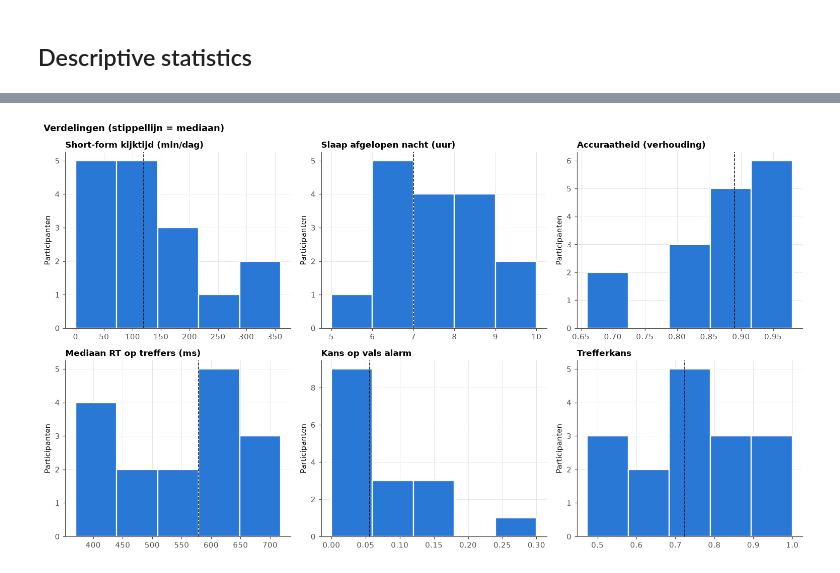
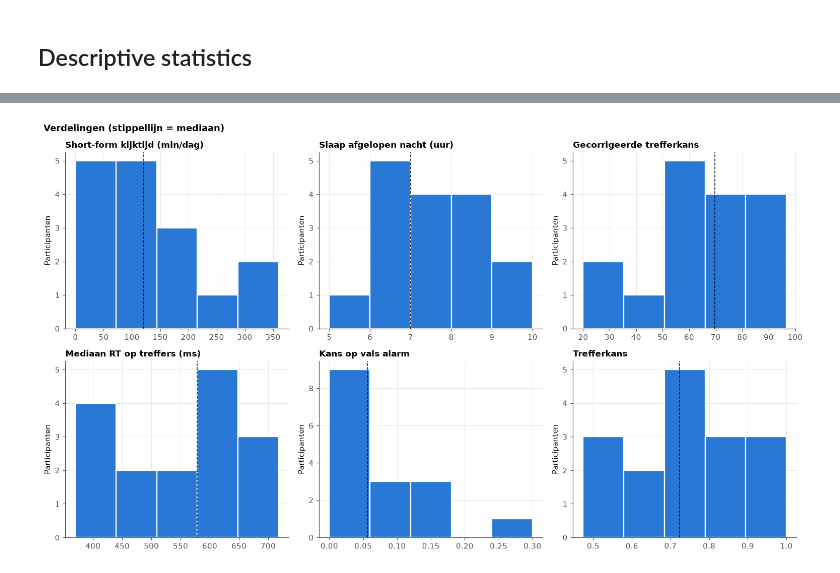
Before and after one commit to Sandj04/cp-analyse, a Jupyter notebook: notebook.ipynb, the cells around one changed output, grey strips where cells are left out. Cells and saved outputs as stored; diff of their text form; code cells hidden in the pictures.

Commit message:
fix: gecorrigeerde trefferkans

```diff
--- a/notebook.ipynb
+++ b/notebook.ipynb
@@ -165,14 +165,19 @@ def task_measures(tr: pd.DataFrame) -> pd.DataFrame:
 
         hit_rt = target.loc[target.correct == 1, "rt"]
 
+        hit_rate = hits / len(target)
+        fa_rate = fas / len(non_target)
+
+        accuracy = (hit_rate - fa_rate) * 100
+
         return pd.Series({
             "n_trials": len(d),
             "n_targets": len(target),
             "hits": hits,
             "false_alarms": fas,
-            "hit_rate": hits / len(target),
-            "fa_rate": fas / len(non_target),
-            "accuracy": d.correct.mean(),
+            "hit_rate": hit_rate,
+            "fa_rate": fa_rate,
+            "accuracy": accuracy,
             "rt_median": hit_rt.median(),
             "rt_mean": hit_rt.mean(),
             "n_rt": len(hit_rt),
@@ -227,24 +232,24 @@ Short-form source: {'opgezocht': 10, 'geschat': 6}
 # %%
 labels = {
     "shortform_min": "Short-form kijktijd (min/dag)",
     "slaap": "Slaap afgelopen nacht (uur)",
-    "accuracy": "Accuraatheid (verhouding)",
+    "accuracy": "Gecorrigeerde trefferkans",
     "rt_median": "Mediaan RT op treffers (ms)",
     "fa_rate": "Kans op vals alarm",
     "hit_rate": "Trefferkans"
 }
 
 fig, axes = plt.subplots(2, 3, figsize=(14, 8))
 
 for ax, (v, lab) in zip(axes.flat, labels.items()):
     x = dataset[v].dropna()
     ax.hist(x, bins="auto", color=BLUE, edgecolor="white", linewidth=1.5)
     ax.axvline(x.median(), color=INK, linewidth=1, linestyle="--")
     ax.set_title(lab, loc="left")
     ax.set_ylabel("Participanten")
 fig.suptitle("Verdelingen (stippellijn = mediaan)", x=0.01, ha="left", fontweight="bold")
 fig.tight_layout()
 
 display(fig)
 # %% [output]
-[figure, old version]
+[figure, new version]
```
Also changed, not shown: parts of 2 cells of this notebook.
